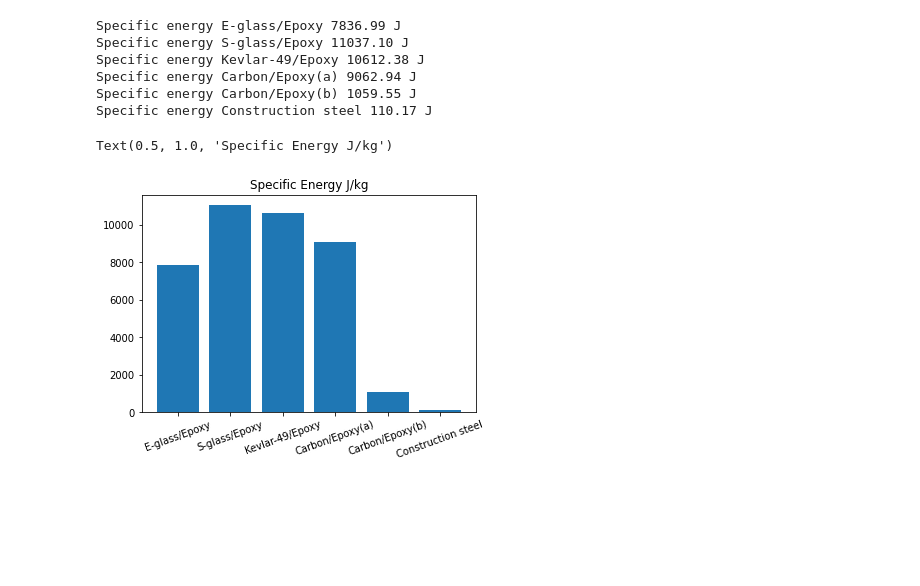
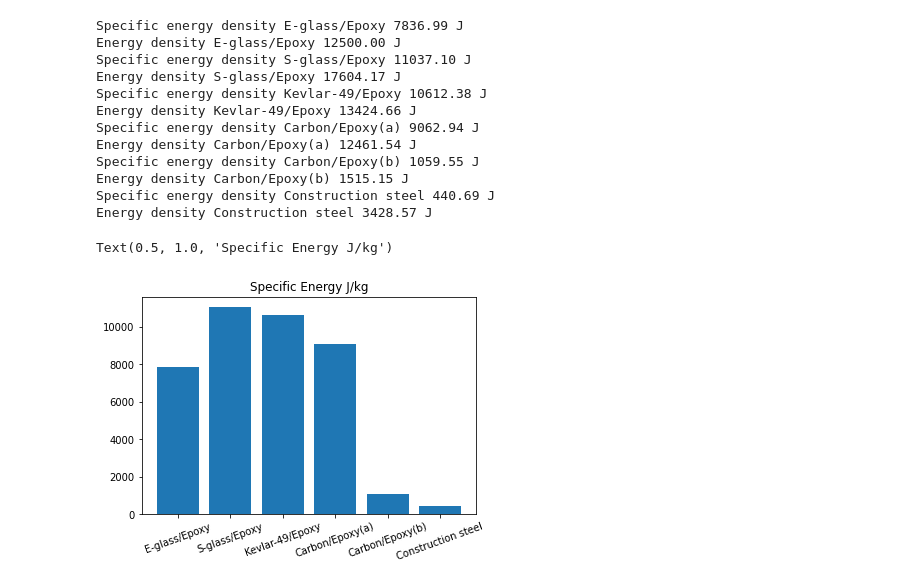
Before and after one commit to alfm778/Plastkompositter, a Jupyter notebook: Assignment 1/Assignment 1.ipynb, the cells around one changed output. Drawn from its saved outputs; the diff is of its cells as text; code cells hidden in the pictures; blank space fills up the shorter version.

```diff
--- a/Assignment 1/Assignment 1.ipynb
+++ b/Assignment 1/Assignment 1.ipynb
@@ -68,7 +68,7 @@ materials.append( {"name": "Carbon/Epoxy(b)", "units": "MPa-mm-Mg", "type": "UD"
      "f12":-0.5, "f13":-0.5, "f23":-0.5})
 materials.append({"name": "Construction steel", "Vf": 1, "rho": 7780E-12,
                  "E1": 210000,
-                  "XT": 600})
+                  "XT": 1200})
 
 def get(matname):
     for m in materials:
@@ -93,33 +87,0 @@ def energy_calc(stress, E_mod, density):
-# %%
-x = list(range(5))
-energies = []
-labels = []
-for i, material in enumerate(materials[:]):
-    max_stress = material["XT"]
-    E = material["E1"]
-    mat_fraction = material["Vf"]
-    mat_density = material["rho"]*1e9
-    label = material["name"]
-    epoxy_density = 1.1
-    total_density = mat_fraction*mat_density + (1-mat_fraction)*epoxy_density
-    specific_energy = energy_calc(max_stress, E, total_density/1000)
-
-    print("Specific energy", label, "{:.2f}".format(specific_energy), "J")
-    labels.append(label)
-    energies.append(specific_energy)
-
-plt.bar(labels, energies)
-plt.xticks(rotation=20)
-
-# Chart formatting
-#plt.yticks(labels, rotation="vertical")
-plt.title("Specific Energy J/kg")
-# %% [output]
-Specific energy E-glass/Epoxy 7836.99 J
-Specific energy S-glass/Epoxy 11037.10 J
-Specific energy Kevlar-49/Epoxy 10612.38 J
-Specific energy Carbon/Epoxy(a) 9062.94 J
-Specific energy Carbon/Epoxy(b) 1059.55 J
-Specific energy Construction steel 110.17 J
-Text(0.5, 1.0, 'Specific Energy J/kg')
-[figure, removed]
@@ -125,0 +93,43 @@ Text(0.5, 1.0, 'Specific Energy J/kg')
+# %%
+x = list(range(5))
+energies = []
+energies_ignoring_density = []
+labels = []
+for i, material in enumerate(materials[:]):
+    max_stress = material["XT"]
+    E = material["E1"]
+    mat_fraction = material["Vf"]
+    mat_density = material["rho"]*1e9
+    label = material["name"]
+    epoxy_density = 1.1
+    total_density = mat_fraction*mat_density + (1-mat_fraction)*epoxy_density
+    specific_energy = energy_calc(max_stress, E, total_density/1000)
+    energy_density = energy_calc(max_stress, E, 1/1000)
+
+    print("Specific energy density", label, "{:.2f}".format(specific_energy), "J")
+    print("Energy density", label, "{:.2f}".format(energy_density), "J")
+    labels.append(label)
+    energies.append(specific_energy)
+    energies_ignoring_density.append(energy_density)
+
+plt.bar(labels, energies)
+plt.xticks(rotation=20)
+
+# Chart formatting
+#plt.yticks(labels, rotation="vertical")
+plt.title("Specific Energy J/kg")
+# %% [output]
+Specific energy density E-glass/Epoxy 7836.99 J
+Energy density E-glass/Epoxy 12500.00 J
+Specific energy density S-glass/Epoxy 11037.10 J
+Energy density S-glass/Epoxy 17604.17 J
+Specific energy density Kevlar-49/Epoxy 10612.38 J
+Energy density Kevlar-49/Epoxy 13424.66 J
+Specific energy density Carbon/Epoxy(a) 9062.94 J
+Energy density Carbon/Epoxy(a) 12461.54 J
+Specific energy density Carbon/Epoxy(b) 1059.55 J
+Energy density Carbon/Epoxy(b) 1515.15 J
+Specific energy density Construction steel 440.69 J
+Energy density Construction steel 3428.57 J
+Text(0.5, 1.0, 'Specific Energy J/kg')
+[figure, added]
```
Also changed, not shown: parts of 3 cells of this notebook.
